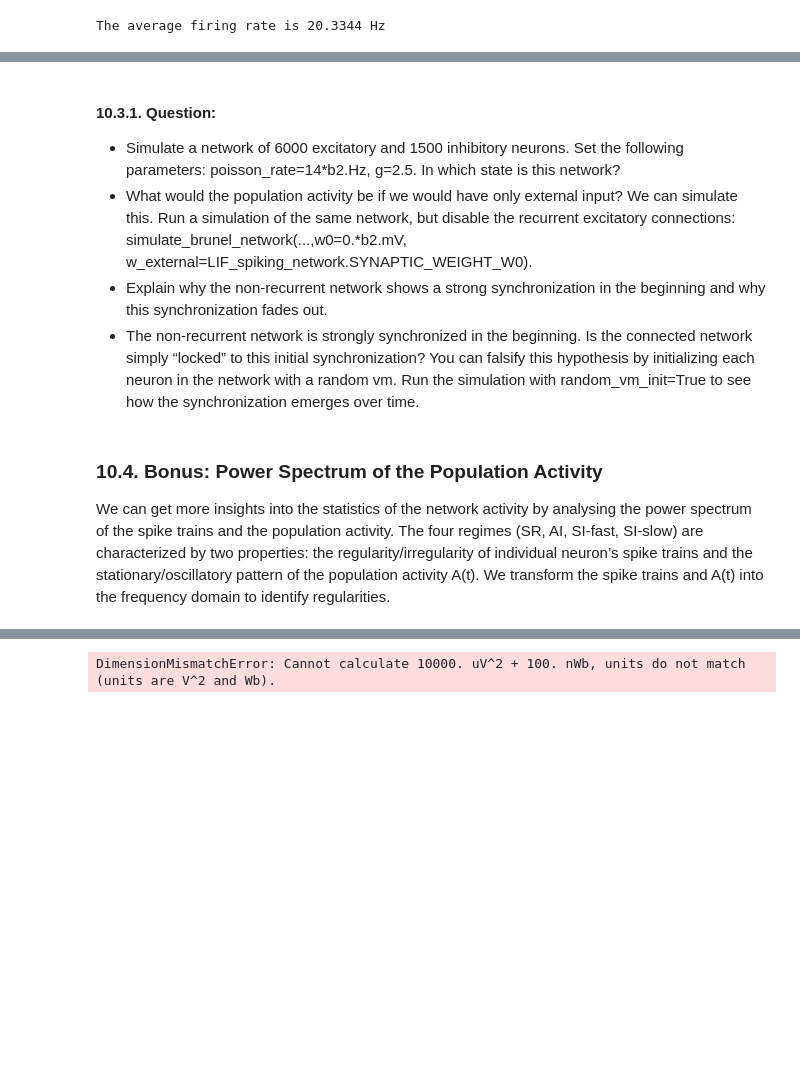
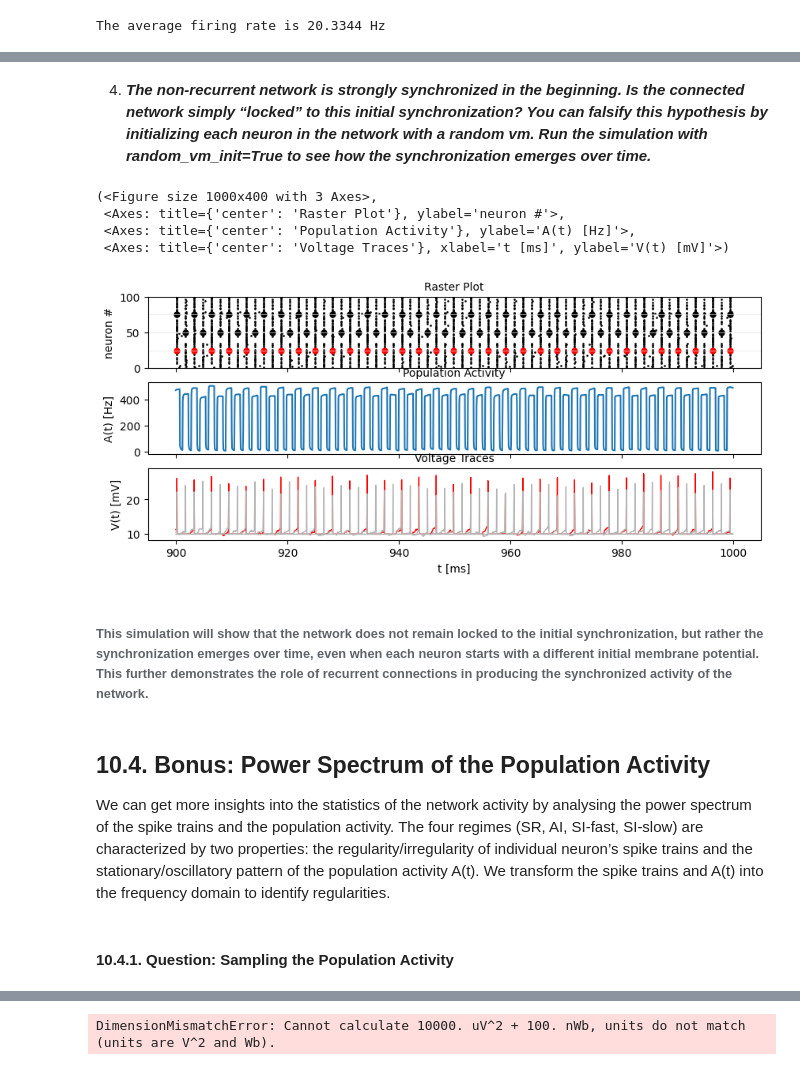
Before and after one commit to numustafa/Biological-Neural-Networks, a Jupyter notebook: mini project.ipynb, the cells around one changed output, grey strips where cells are left out. Drawn from its saved outputs; the diff is of its cells as text; code cells hidden in the pictures; blank space fills up the shorter version.

```diff
--- a/mini project.ipynb
+++ b/mini project.ipynb
@@ -239,9 +435,35 @@ The different regimes emerge from the recurrence and the relative strength of in
 # %% [markdown]
-#### 10.3.1. Question:
-* Simulate a network of 6000 excitatory and 1500 inhibitory neurons. Set the following parameters: poisson_rate=14*b2.Hz, g=2.5. In which state is this network?
-* What would the population activity be if we would have only external input? We can simulate this. Run a simulation of the same network, but disable the recurrent excitatory connections: simulate_brunel_network(...,w0=0.*b2.mV, w_external=LIF_spiking_network.SYNAPTIC_WEIGHT_W0).
-* Explain why the non-recurrent network shows a strong synchronization in the beginning and why this synchronization fades out.
-* The non-recurrent network is strongly synchronized in the beginning. Is the connected network simply “locked” to this initial synchronization? You can falsify this hypothesis by initializing each neuron in the network with a random vm. Run the simulation with random_vm_init=True to see how the synchronization emerges over time.
+4. ***The non-recurrent network is strongly synchronized in the beginning. Is the connected network simply “locked” to this initial synchronization? You can falsify this hypothesis by initializing each neuron in the network with a random vm. Run the simulation with random_vm_init=True to see how the synchronization emerges over time.***
+# %%
+# Set up the parameters
+N_excitatory = 6000
+N_inhibitory = 1500
+poisson_rate = 14 * b2.Hz
+g = 2.5
+sim_time = 1000 * b2.ms
+
+# Run the simulation with random initial membrane potentials
+rate_monitor, spike_monitor, voltage_monitor, monitored_spike_idx = LIF_spiking_network.simulate_brunel_network(
+    N_Excit=N_excitatory,
+    N_Inhib=N_inhibitory,
+    poisson_input_rate=poisson_rate,
+    g=g,
+    sim_time=sim_time,
+    random_vm_init=True  # Set the flag to True
+)
+
+# Plot the network activity
+plot_tools.plot_network_activity(rate_monitor, spike_monitor, voltage_monitor, spike_train_idx_list=monitored_spike_idx)
+# %% [output]
+(<Figure size 1000x400 with 3 Axes>,
+ <Axes: title={'center': 'Raster Plot'}, ylabel='neuron #'>,
+ <Axes: title={'center': 'Population Activity'}, ylabel='A(t) [Hz]'>,
+ <Axes: title={'center': 'Voltage Traces'}, xlabel='t [ms]', ylabel='V(t) [mV]'>)
+[figure, added]
+# %% [markdown]
+###### This simulation will show that the network does not remain locked to the initial synchronization, but rather the synchronization emerges over time, even when each neuron starts with a different initial membrane potential. This further demonstrates the role of recurrent connections in producing the synchronized activity of the network.
 # %% [markdown]
-### 10.4. Bonus: Power Spectrum of the Population Activity
+## 10.4. Bonus: Power Spectrum of the Population Activity
 We can get more insights into the statistics of the network activity by analysing the power spectrum of the spike trains and the population activity. The four regimes (SR, AI, SI-fast, SI-slow) are characterized by two properties: the regularity/irregularity of individual neuron’s spike trains and the stationary/oscillatory pattern of the population activity A(t). We transform the spike trains and A(t) into the frequency domain to identify regularities.
+# %% [markdown]
+#### 10.4.1. Question: Sampling the Population Activity
```
Also changed, not shown: parts of 43 cells of this notebook, 1 other file.
